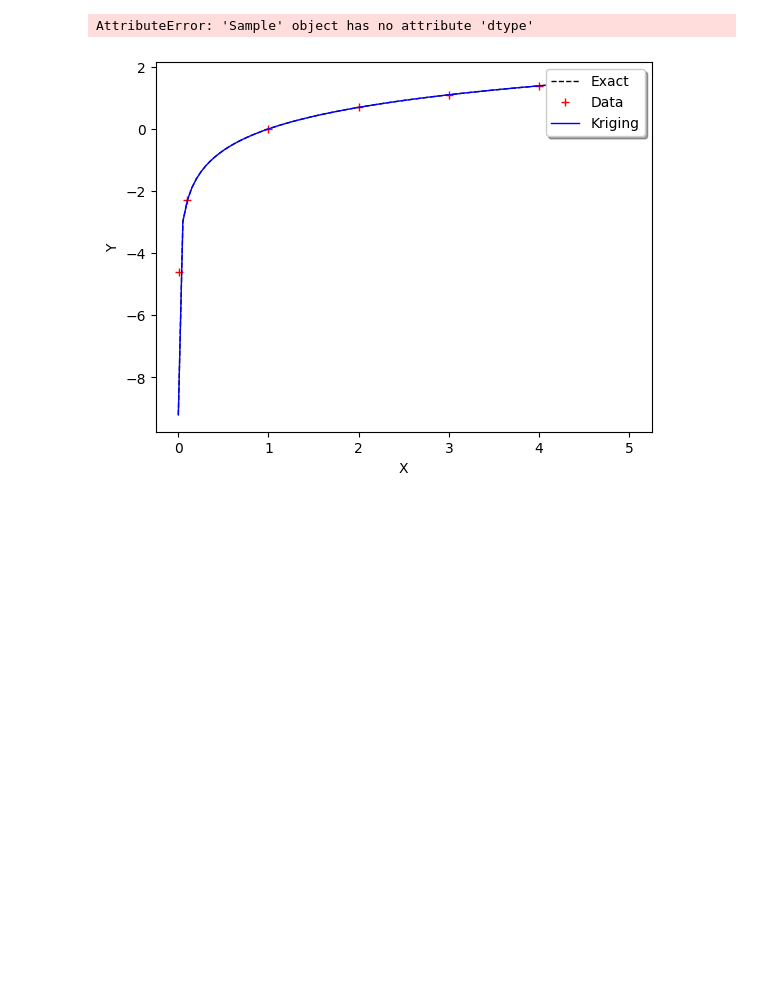
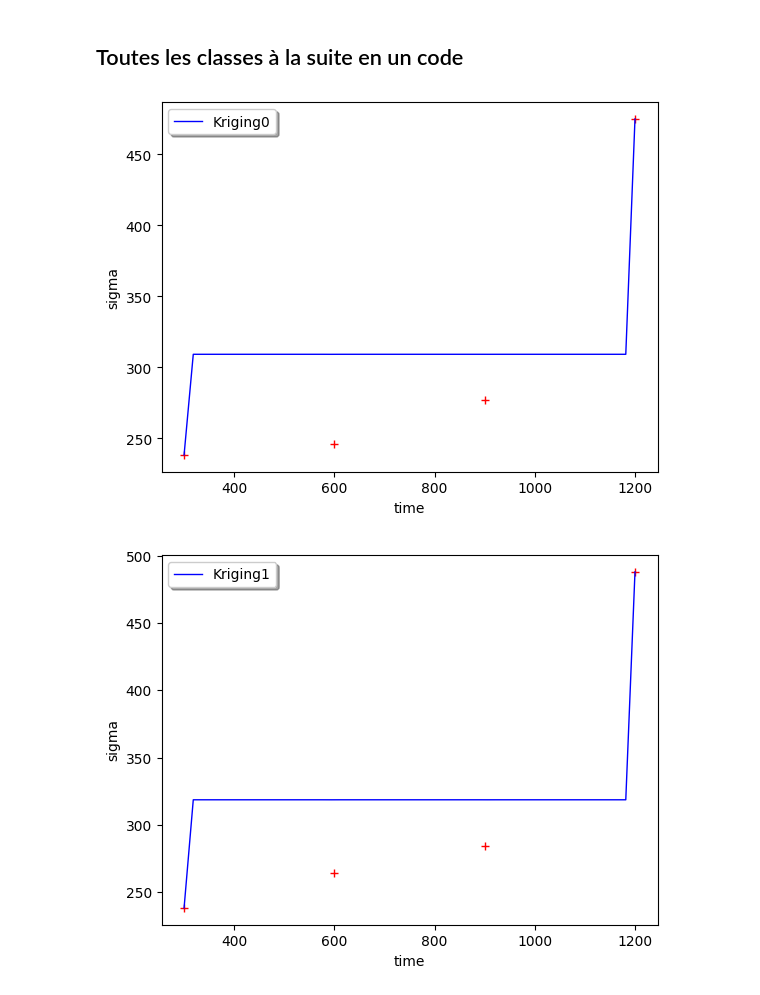
Before and after one commit to NicolasMatte/OptimAero, a Jupyter notebook: krigeage.ipynb, the cells around one changed output. Saved outputs shown, nothing was run; the diff lists cells and outputs as text; code cells hidden in the pictures; blank space fills up the shorter version.

```diff
--- a/krigeage.ipynb
+++ b/krigeage.ipynb
@@ -292,38 +109,28 @@ On va créer un métamodèle de la fonction logarithme népérien.
-# %%
-f = np.log
-X_test = np.linspace(0.0001,5.,100).reshape((len(X_test),1))
-Y_test = f(X_test)
-# %% [output]
-AttributeError: 'Sample' object has no attribute 'dtype'
-# %%
-X_train = ot.Sample([[x] for x in [0.01,0.1,1.,2.,3.,4., 5.]])
-Y_train = f(x_train)
-N_train = X_train.getSize()
-# %%
-xmin = 0.0001
-xmax = 5.
-N_test = 100
-step = (xmax-xmin)/(n_test-1)
-myRegularGrid = ot.RegularGrid(xmin, step, N_test)
-# %%
-dimension = 1
-basis = ot.ConstantBasisFactory(dimension).build()
-covarianceModel = ot.MaternModel([1.]*dimension, 1.5)
-algo = ot.KrigingAlgorithm(X_test, Y_test, covarianceModel, basis)
-algo.run()
-krigingResult = algo.getResult()
-
-krigeageMM = krigingResult.getMetaModel()
-Y_test_MM = krigeageMM(X_test)
-
-graph = ot.Graph()
-graph.add(plot_data_test(X_test,Y_test))
-graph.add(plot_data_train(X_train,Y_train))
-graph.add(plot_data_kriging(X_test,Y_test_MM))
-graph.setAxes(True)
-graph.setXTitle("X")
-graph.setYTitle("Y")
-graph.setLegendPosition("topright")
-view = viewer.View(graph)
-# %% [output]
-[figure, removed]
+# %% [markdown]
+## Toutes les classes à la suite en un code
+# %%
+def g(c):
+    nom_fichier = "extract_on_group" + c + ".post"
+    df = pd.read_csv(nom_fichier, sep=" ")
+    df.drop(columns = df.columns[2:], inplace=True)
+    df.columns = ["time", "sigma"]
+
+    n = len(df)
+    X = df.time.to_numpy().reshape((n,1))
+    Y = df.sigma.to_numpy().reshape((n,1))
+
+    xmin = X[0,0]
+    xmax = X[-1,0]
+    X_train = np.linspace(xmin,xmax)
+    X_train = X_train.reshape((len(X_train),1))
+
+    return X,Y,X_train
+# %%
+classes = [str(k) for k in range(10)]
+
+for c in classes:
+    X,Y,X_train = g(c)
+    f(X,Y,X_train)
+# %% [output]
+[figure, added]
+[figure, added]
```
Also changed, not shown: parts of 60 cells of this notebook, 11 other files.
